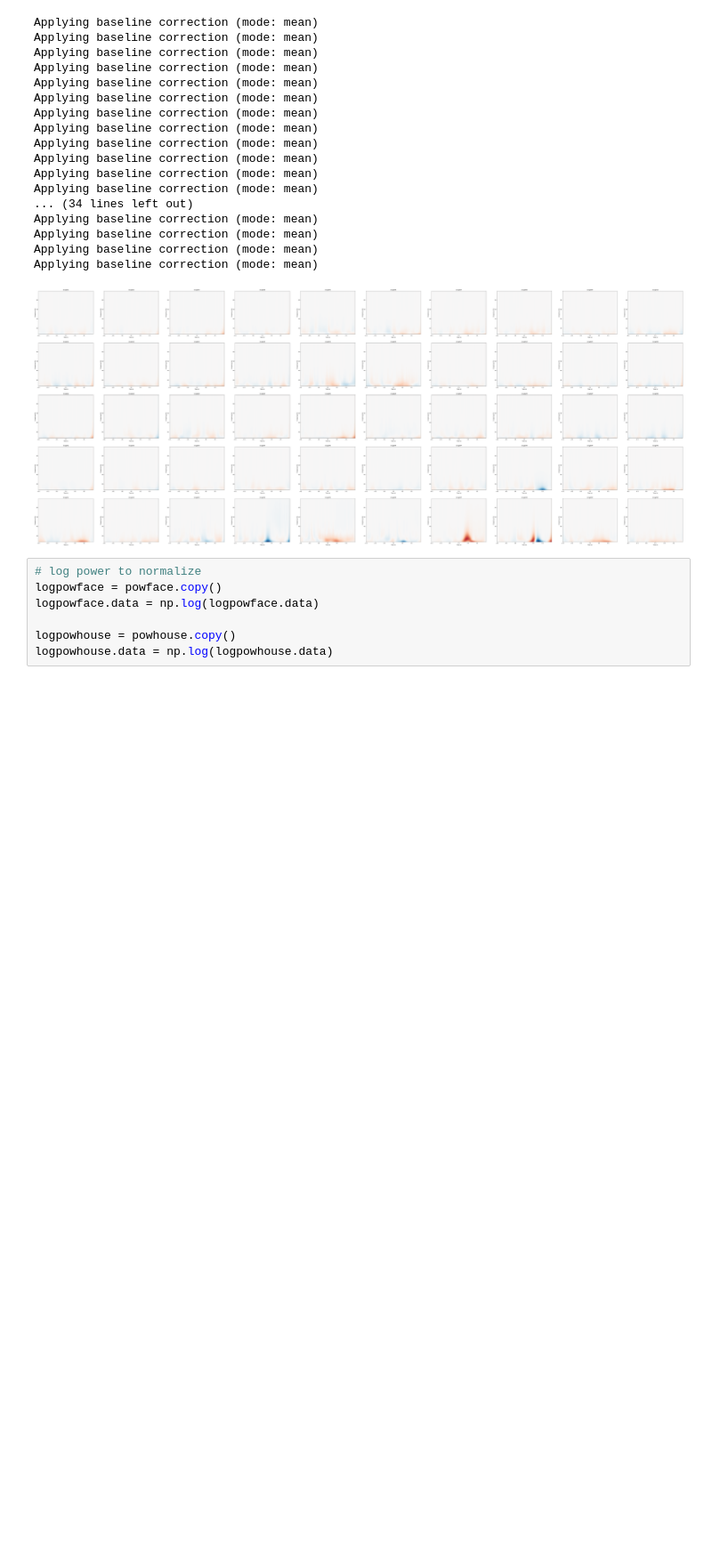
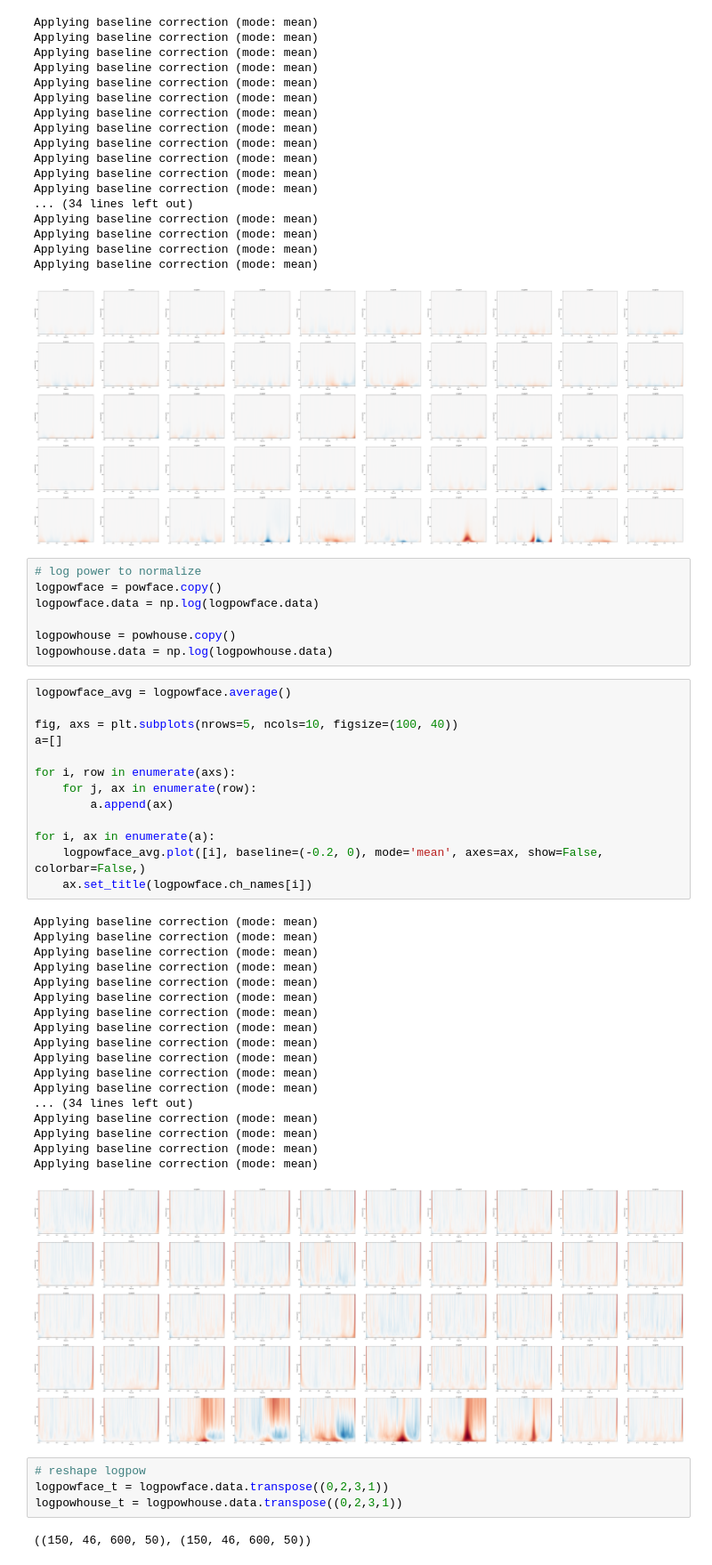
Before and after one commit to katduecker/nma_dl_bearmin, a Jupyter notebook: bear_min_data_prep.ipynb, the cells around one changed output. Shown at 89% size. Cells and saved outputs as stored; diff of their text form; blank space fills up the shorter version.

```diff
--- a/bear_min_data_prep.ipynb
+++ b/bear_min_data_prep.ipynb
@@ -174,3 +174,41 @@ logpowface.data = np.log(logpowface.data)
 
 logpowhouse = powhouse.copy()
 logpowhouse.data = np.log(logpowhouse.data)
+# %%
+logpowface_avg = logpowface.average()
+
+fig, axs = plt.subplots(nrows=5, ncols=10, figsize=(100, 40))
+a=[]
+
+for i, row in enumerate(axs):
+    for j, ax in enumerate(row):
+        a.append(ax)
+
+for i, ax in enumerate(a):
+    logpowface_avg.plot([i], baseline=(-0.2, 0), mode='mean', axes=ax, show=False, colorbar=False,)
+    ax.set_title(logpowface.ch_names[i])
+# %% [output]
+Applying baseline correction (mode: mean)
+Applying baseline correction (mode: mean)
+Applying baseline correction (mode: mean)
+Applying baseline correction (mode: mean)
+Applying baseline correction (mode: mean)
+Applying baseline correction (mode: mean)
+Applying baseline correction (mode: mean)
+Applying baseline correction (mode: mean)
+Applying baseline correction (mode: mean)
+Applying baseline correction (mode: mean)
+Applying baseline correction (mode: mean)
+Applying baseline correction (mode: mean)
+... (34 lines left out)
+Applying baseline correction (mode: mean)
+Applying baseline correction (mode: mean)
+Applying baseline correction (mode: mean)
+Applying baseline correction (mode: mean)
+[figure, added]
+# %%
+# reshape logpow
+logpowface_t = logpowface.data.transpose((0,2,3,1))
+logpowhouse_t = logpowhouse.data.transpose((0,2,3,1))
+# %% [output]
+((150, 46, 600, 50), (150, 46, 600, 50))
```
Also changed, not shown: parts of 1 cell of this notebook.
